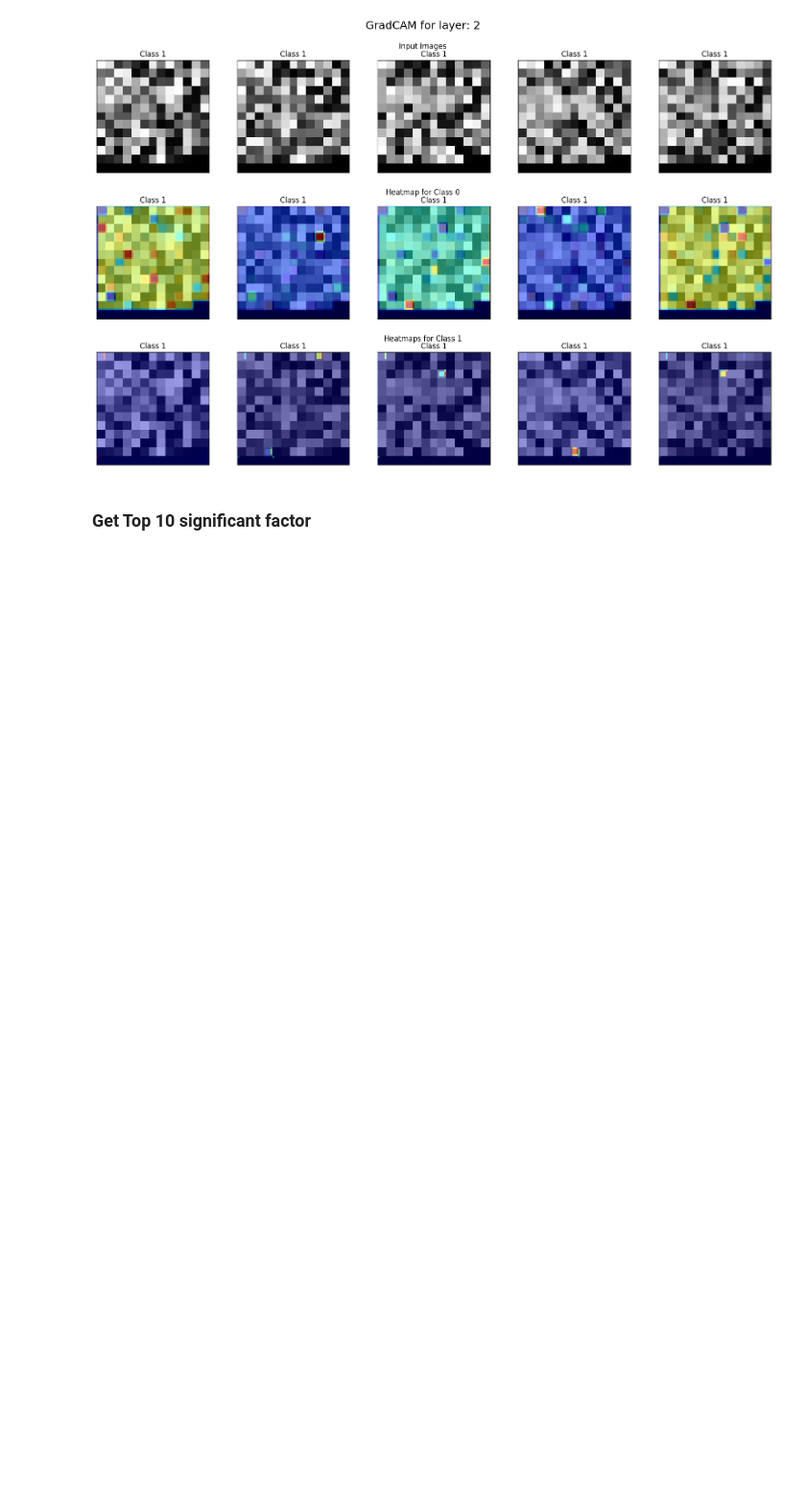
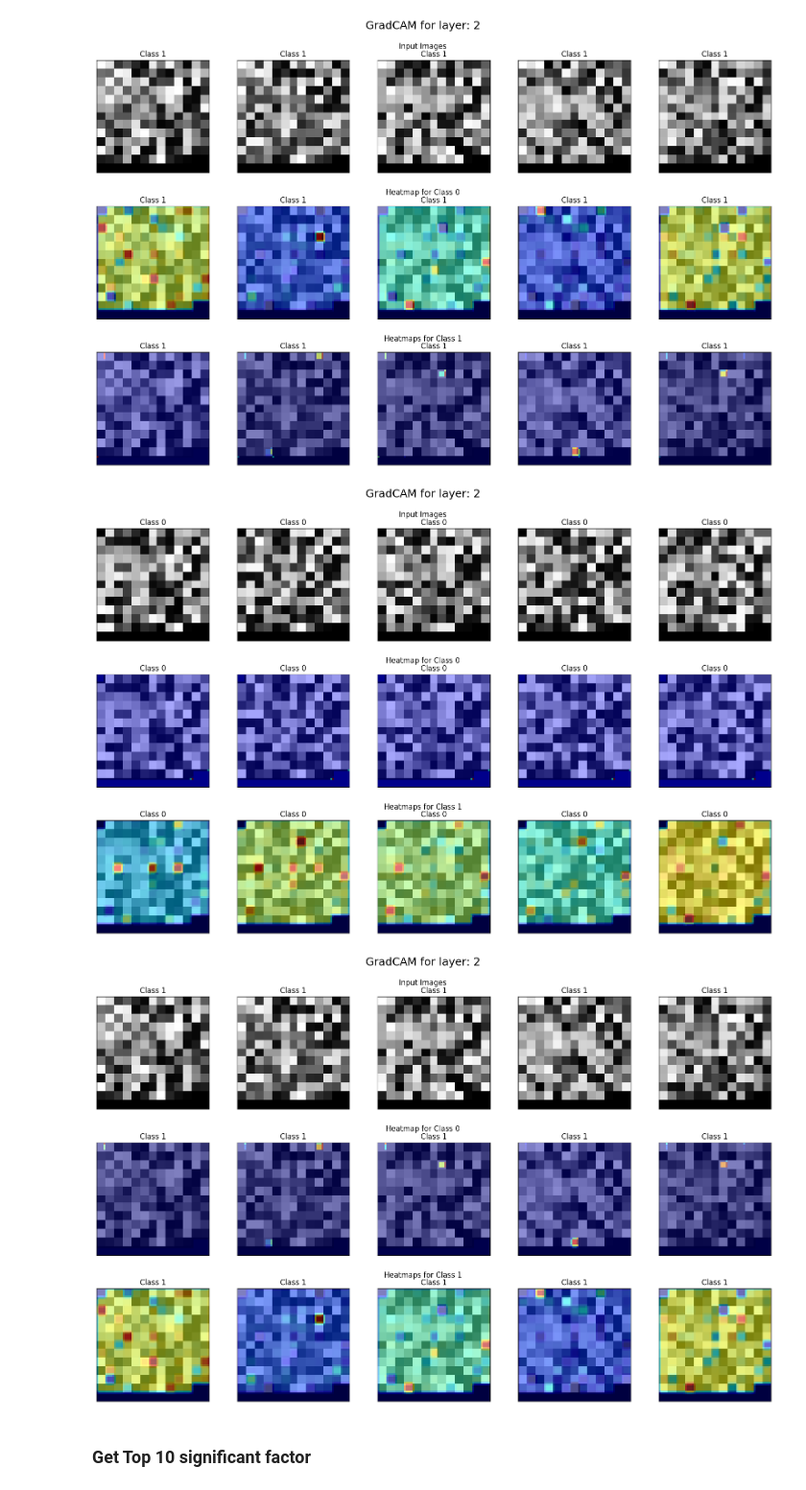
Before and after one commit to MichaelYuan2/Interpretation-DNN, a Jupyter notebook: Grad-Cam.ipynb, the cells around one changed output. Shown: that part at 96% size. Saved outputs shown, nothing was run; the diff lists cells and outputs as text; code cells hidden in the pictures; blank space fills up the shorter version.

```diff
--- a/Grad-Cam.ipynb
+++ b/Grad-Cam.ipynb
@@ -227,13 +227,18 @@ display_gradcam(images_1, class_1_heatmaps[0], class_1_heatmaps[1], labels = np.
 [figure]
 [figure]
 # %%
-# target_layer = model.conv2
+model = torch.load('models/model_controlled.pt')
+model.eval()
+target_layer = model.conv1
 
-# images_0, class_0_heatmaps, grayscale_cams_0 = run_classed_gradcam(image_tensors_0)
-# images_1, class_1_heatmaps, grayscale_cams_1 = run_classed_gradcam(image_tensors_1)
+images_0, class_0_heatmaps, grayscale_cams_0 = run_classed_gradcam(image_tensors_0)
+images_1, class_1_heatmaps, grayscale_cams_1 = run_classed_gradcam(image_tensors_1)
 
-# display_gradcam(images_0, class_0_heatmaps[0], class_0_heatmaps[1], labels = np.zeros(len(images_0)))
-# display_gradcam(images_1, class_1_heatmaps[0], class_1_heatmaps[1], labels = np.ones(len(images_1)))
+display_gradcam(images_0, class_0_heatmaps[0], class_0_heatmaps[1], labels = np.zeros(len(images_0)))
+display_gradcam(images_1, class_1_heatmaps[0], class_1_heatmaps[1], labels = np.ones(len(images_1)))
+# %% [output]
+[figure, added]
+[figure, added]
 # %% [markdown]
 ### Get Top 10 significant factor
 # %%
```
Also changed, not shown: parts of 2 cells of this notebook, 12 other files.
